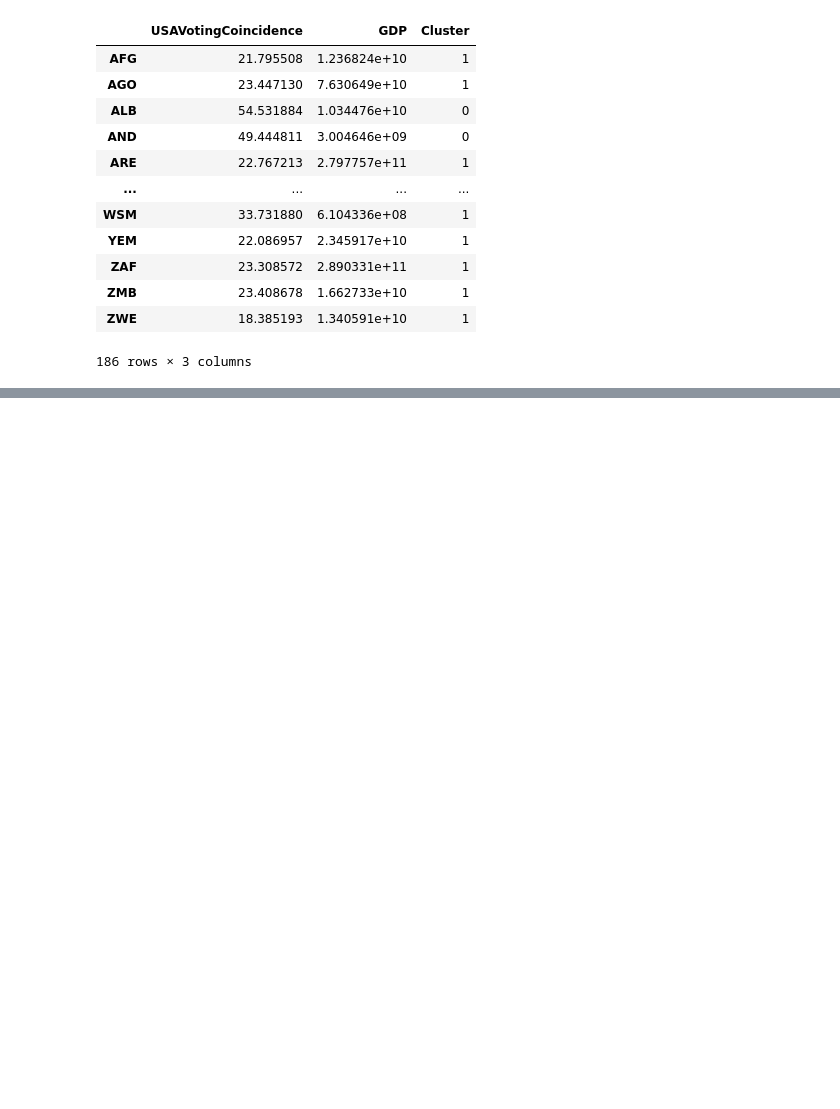
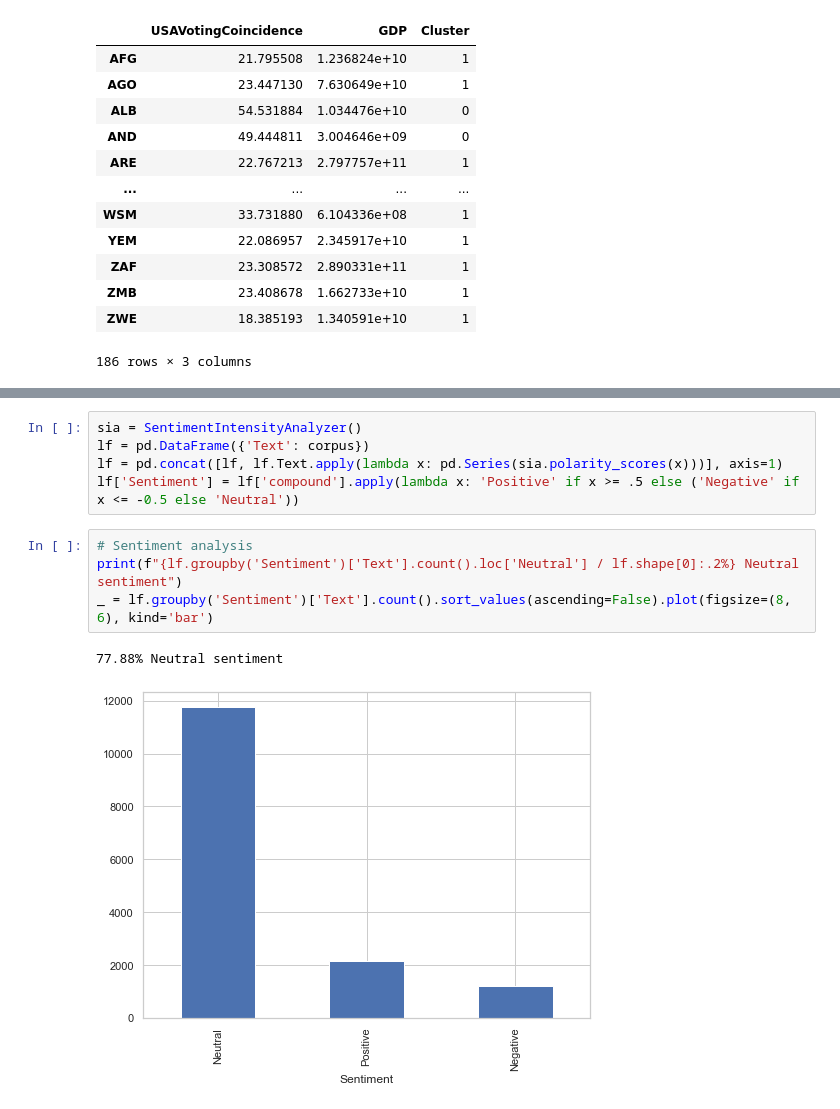
Before and after one commit to KingJohn1024/united-nations-general-assembly-voting, a Jupyter notebook: UN GA Voting Analysis.ipynb, the cells around one changed output, grey strips where cells are left out. Cells and saved outputs as stored; diff of their text form; blank space fills up the shorter version.

```diff
--- a/UN GA Voting Analysis.ipynb
+++ b/UN GA Voting Analysis.ipynb
@@ -803,0 +797,12 @@ with HyperProcess(telemetry=Telemetry.SEND_USAGE_DATA_TO_TABLEAU ) as hyper:
+# %%
+sia = SentimentIntensityAnalyzer()
+lf = pd.DataFrame({'Text': corpus})
+lf = pd.concat([lf, lf.Text.apply(lambda x: pd.Series(sia.polarity_scores(x)))], axis=1)
+lf['Sentiment'] = lf['compound'].apply(lambda x: 'Positive' if x >= .5 else ('Negative' if x <= -0.5 else 'Neutral'))
+# %%
+# Sentiment analysis
+print(f"{lf.groupby('Sentiment')['Text'].count().loc['Neutral'] / lf.shape[0]:.2%} Neutral sentiment")
+_ = lf.groupby('Sentiment')['Text'].count().sort_values(ascending=False).plot(figsize=(8, 6), kind='bar')
+# %% [output]
+77.88% Neutral sentiment
+[figure, added]
```
Also changed, not shown: parts of 59 cells of this notebook, 4 other files.
